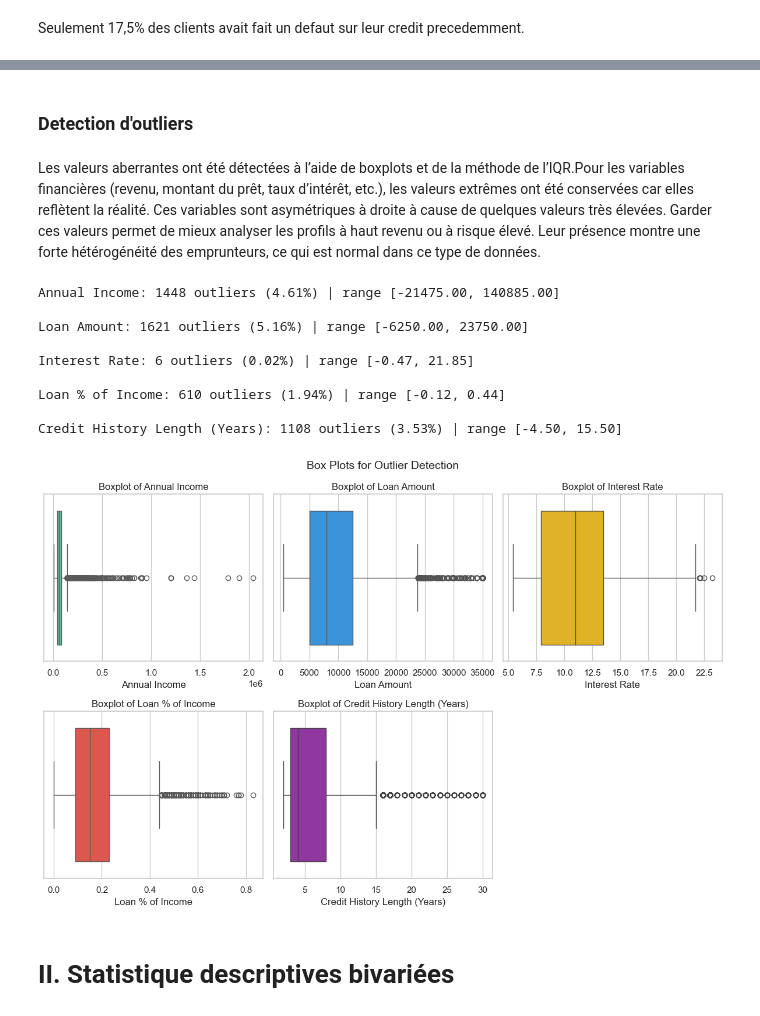
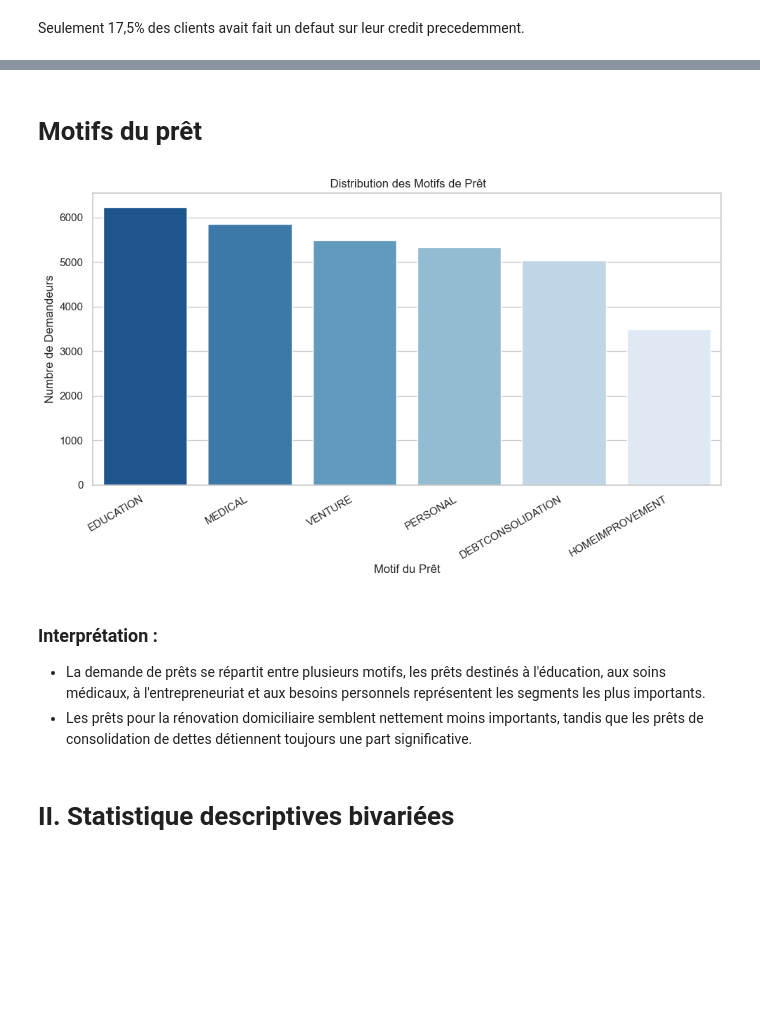
Before and after one commit to YATABARE-Cheikna-Amala/Projet-Final-Python_Pour_la_Data_Science, a Jupyter notebook: Projet_python_pour_la_data_science.ipynb, the cells around one changed output, grey strips where cells are left out. Cells and saved outputs as stored; diff of their text form; code cells hidden in the pictures; blank space fills up the shorter version.

```diff
--- a/Projet_python_pour_la_data_science.ipynb
+++ b/Projet_python_pour_la_data_science.ipynb
@@ -285,52 +219,30 @@ plt.show()
-# %% [markdown]
-### Detection d'outliers
-# %% [markdown]
-Les valeurs aberrantes ont été détectées à l’aide de boxplots et de la méthode de l’IQR.Pour les variables financières (revenu, montant du prêt, taux d’intérêt, etc.), les valeurs extrêmes ont été conservées car elles reflètent la réalité. Ces variables sont asymétriques à droite à cause de quelques valeurs très élevées. Garder ces valeurs permet de mieux analyser les profils à haut revenu ou à risque élevé. Leur présence montre une forte hétérogénéité des emprunteurs, ce qui est normal dans ce type de données.
-# %%
-# Columns selected for outlier analysis
-cols = ["Annual Income",'Loan Amount', 'Interest Rate', 'Loan % of Income','Credit History Length (Years)']
-
-# Function to detect outliers using the Interquartile Range (IQR) method
-def detect_outliers_iqr(data, col):
-    Q1 = data[col].quantile(0.25)
-    Q3 = data[col].quantile(0.75)
-    IQR = Q3 - Q1
-    lower = Q1 - 1.5 * IQR
-    upper = Q3 + 1.5 * IQR
-    outliers = data[(data[col] < lower) | (data[col] > upper)]
-    return len(outliers), lower, upper
-
-# Print summary of outliers for each column
-for col in cols:
-    count, low, high = detect_outliers_iqr(data, col)
-    print(f"{col}: {count} outliers ({(count/len(data))*100:.2f}%) | range [{low:.2f}, {high:.2f}]")
-    print()
-
-# Visualize distributions using boxplots
-colors = ['#66c2a5','#2196F3', '#FFC107', '#F44336', '#9C27B0']
-plt.figure(figsize=(12,8))
-
-# Fix: Start subplot index from 1 and use 'i' for color index
-for i, col in enumerate(cols):
-    plt.subplot(2, 3, i + 1) # i + 1 to make the subplot index 1-based
-
-    sns.boxplot(x=data[col], color=colors[i]) # Use 'i' to select color from the list
-    plt.title(f'Boxplot of {col}')
-    plt.xlabel(col)
-
-plt.suptitle('Box Plots for Outlier Detection', fontsize=14)
-plt.tight_layout()
-plt.show()
-# %% [output]
-Annual Income: 1448 outliers (4.61%) | range [-21475.00, 140885.00]
-
-Loan Amount: 1621 outliers (5.16%) | range [-6250.00, 23750.00]
-
-Interest Rate: 6 outliers (0.02%) | range [-0.47, 21.85]
-
-Loan % of Income: 610 outliers (1.94%) | range [-0.12, 0.44]
-
-Credit History Length (Years): 1108 outliers (3.53%) | range [-4.50, 15.50]
-[figure, removed]
+# %% [markdown]
+# Motifs du prêt
+# %%
+
+plt.figure(figsize=(10,6))
+
+order = data['Loan Purpose'].value_counts().index
+
+sns.countplot(
+    data=data,
+    x='Loan Purpose',
+    order=order,
+    palette='Blues_r'
+)
+
+plt.title(' Distribution des Motifs de Prêt')
+plt.xlabel('Motif du Prêt')
+plt.ylabel('Nombre de Demandeurs')
+
+plt.xticks(rotation=30, ha='right')
+plt.tight_layout()
+plt.show()
+# %% [output]
+[figure, added]
+# %% [markdown]
+### Interprétation :
+- La demande de prêts se répartit entre plusieurs motifs, les prêts destinés à l'éducation, aux soins médicaux, à l'entrepreneuriat et aux besoins personnels représentent les segments les plus importants.
+- Les prêts pour la rénovation domiciliaire semblent nettement moins importants, tandis que les prêts de consolidation de dettes détiennent toujours une part significative.
 # %% [markdown]
 # II. Statistique descriptives bivariées
```
Also changed, not shown: parts of 64 cells of this notebook.
